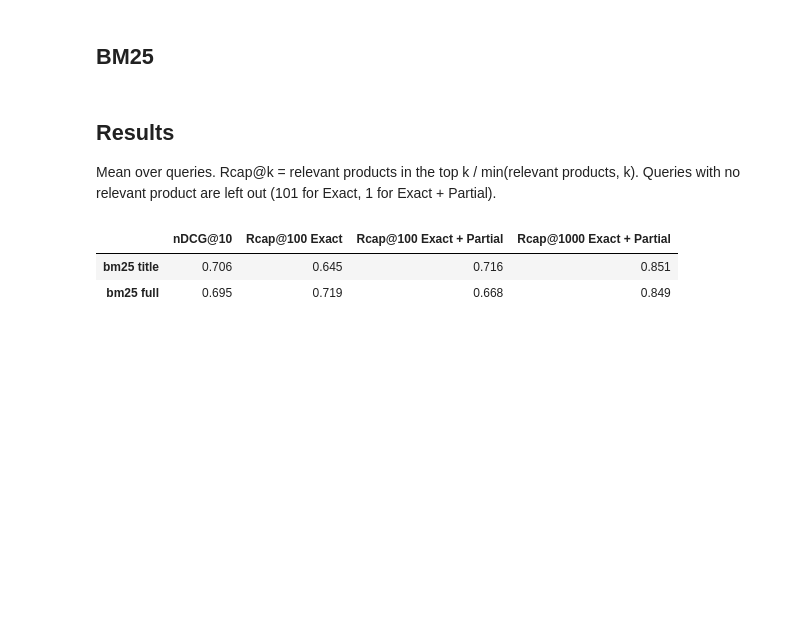
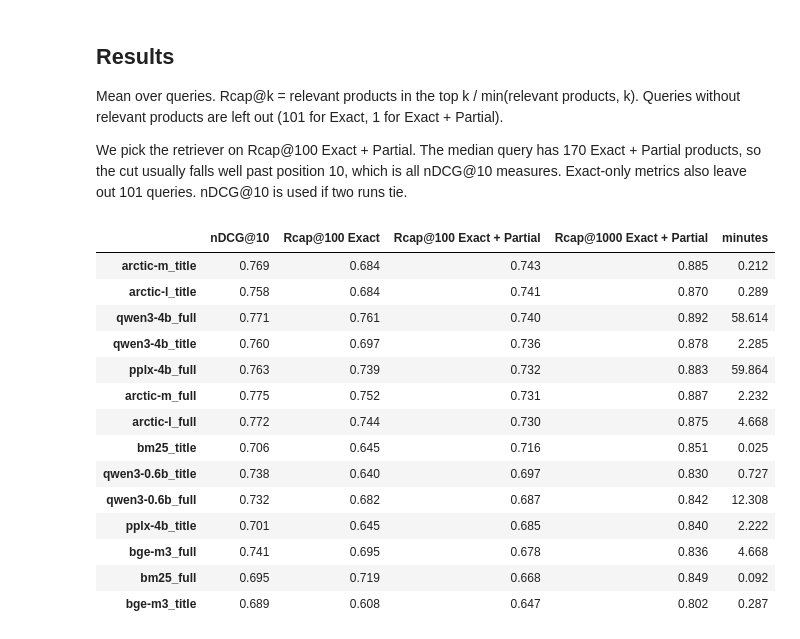
Before and after one commit to OlleOltorp/rlt-product-searc, a Jupyter notebook: notebooks/02_retrieval.ipynb, the cells around one changed output. Cells and saved outputs as stored; diff of their text form; code cells hidden in the pictures; blank space fills up the shorter version.

Commit message:
docs: add all retrievers and RRF to retrieval notebook

```diff
--- a/notebooks/02_retrieval.ipynb
+++ b/notebooks/02_retrieval.ipynb
@@ -3,41 +5,56 @@
 # %%
+from pathlib import Path
+
+import matplotlib.pyplot as plt
 import numpy as np
 import pandas as pd
+from matplotlib.lines import Line2D
 
-from rlt.data import load, product_text
-from rlt.metrics import gains, ndcg_at, rcap_at
-from rlt.retrieve import bm25_search
+from rlt.data import load
+from rlt.metrics import gains, holm, ndcg_at, paired_test, rcap_at
+from rlt.retrieve import rrf
 
 products, queries, labels = load()
-query_ids = queries.index.to_numpy()
-fields = {
-    "title": ["product_name"],
-    "full": ["product_name", "product_class", "category hierarchy", "product_description", "product_features"],
-}
+runs = {f.stem: np.load(f) for f in sorted(Path("../runs").glob("*.npz"))}
-# %% [markdown]
-## BM25
-# %%
-runs = {
-    f"bm25 {name}": bm25_search(product_text(products, columns), queries["query"])
-    for name, columns in fields.items()
-}
+# %%
+metrics = {
+    "nDCG@10": lambda g, q: ndcg_at(g, q, labels, 10),
+    "Rcap@100 Exact": lambda g, q: rcap_at(g, q, labels, 100, 2),
+    "Rcap@100 Exact + Partial": lambda g, q: rcap_at(g, q, labels, 100, 1),
+    "Rcap@1000 Exact + Partial": lambda g, q: rcap_at(g, q, labels, 1000, 1),
+}
+per_query = {}
+for name, run in runs.items():
+    ranked_gains = gains(run["ids"], run["query_ids"], labels)
+    per_query[name] = {m: f(ranked_gains, run["query_ids"]) for m, f in metrics.items()}
 # %% [markdown]
 ## Results
 
-Mean over queries. Rcap@k = relevant products in the top k / min(relevant products, k). Queries with no relevant product are left out (101 for Exact, 1 for Exact + Partial).
+Mean over queries. Rcap@k = relevant products in the top k / min(relevant products, k). Queries without relevant products are left out (101 for Exact, 1 for Exact + Partial).
+
+We pick the retriever on Rcap@100 Exact + Partial. The median query has 170 Exact + Partial products, so the cut usually falls well past position 10, which is all nDCG@10 measures. Exact-only metrics also leave out 101 queries. nDCG@10 is used if two runs tie.
-# %%
-def evaluate(ranked_ids):
-    ranked_gains = gains(ranked_ids, query_ids, labels)
-    return {
-        "nDCG@10": np.nanmean(ndcg_at(ranked_gains, query_ids, labels, 10)),
-        "Rcap@100 Exact": np.nanmean(rcap_at(ranked_gains, query_ids, labels, 100, 2)),
-        "Rcap@100 Exact + Partial": np.nanmean(rcap_at(ranked_gains, query_ids, labels, 100, 1)),
-        "Rcap@1000 Exact + Partial": np.nanmean(rcap_at(ranked_gains, query_ids, labels, 1000, 1)),
-    }
-
-
-pd.DataFrame({name: evaluate(ids) for name, (ids, scores) in runs.items()}).T.round(3)
-# %% [output]
-|  | nDCG@10 | Rcap@100 Exact | Rcap@100 Exact + Partial | Rcap@1000 Exact + Partial |
-| bm25 title | 0.706 | 0.645 | 0.716 | 0.851 |
-| bm25 full | 0.695 | 0.719 | 0.668 | 0.849 |
+# %%
+results = pd.DataFrame(
+    {name: {m: np.nanmean(v) for m, v in values.items()} for name, values in per_query.items()}
+).T
+results["minutes"] = [float(runs[name]["seconds"]) / 60 for name in results.index]
+results = results.sort_values("Rcap@100 Exact + Partial", ascending=False)
+Path("../results").mkdir(exist_ok=True)
+results.round(4).to_csv("../results/retrieval.csv")
+results.round(3)
+# %% [output]
+|  | nDCG@10 | Rcap@100 Exact | Rcap@100 Exact + Partial | Rcap@1000 Exact + Partial | minutes |
+| arctic-m_title | 0.769 | 0.684 | 0.743 | 0.885 | 0.212 |
+| arctic-l_title | 0.758 | 0.684 | 0.741 | 0.870 | 0.289 |
+| qwen3-4b_full | 0.771 | 0.761 | 0.740 | 0.892 | 58.614 |
+| qwen3-4b_title | 0.760 | 0.697 | 0.736 | 0.878 | 2.285 |
+| pplx-4b_full | 0.763 | 0.739 | 0.732 | 0.883 | 59.864 |
+| arctic-m_full | 0.775 | 0.752 | 0.731 | 0.887 | 2.232 |
+| arctic-l_full | 0.772 | 0.744 | 0.730 | 0.875 | 4.668 |
+| bm25_title | 0.706 | 0.645 | 0.716 | 0.851 | 0.025 |
+| qwen3-0.6b_title | 0.738 | 0.640 | 0.697 | 0.830 | 0.727 |
+| qwen3-0.6b_full | 0.732 | 0.682 | 0.687 | 0.842 | 12.308 |
+| pplx-4b_title | 0.701 | 0.645 | 0.685 | 0.840 | 2.222 |
+| bge-m3_full | 0.741 | 0.695 | 0.678 | 0.836 | 4.668 |
+| bm25_full | 0.695 | 0.719 | 0.668 | 0.849 | 0.092 |
+| bge-m3_title | 0.689 | 0.608 | 0.647 | 0.802 | 0.287 |
```
Also changed, not shown: parts of 9 cells of this notebook, 1 other file.
